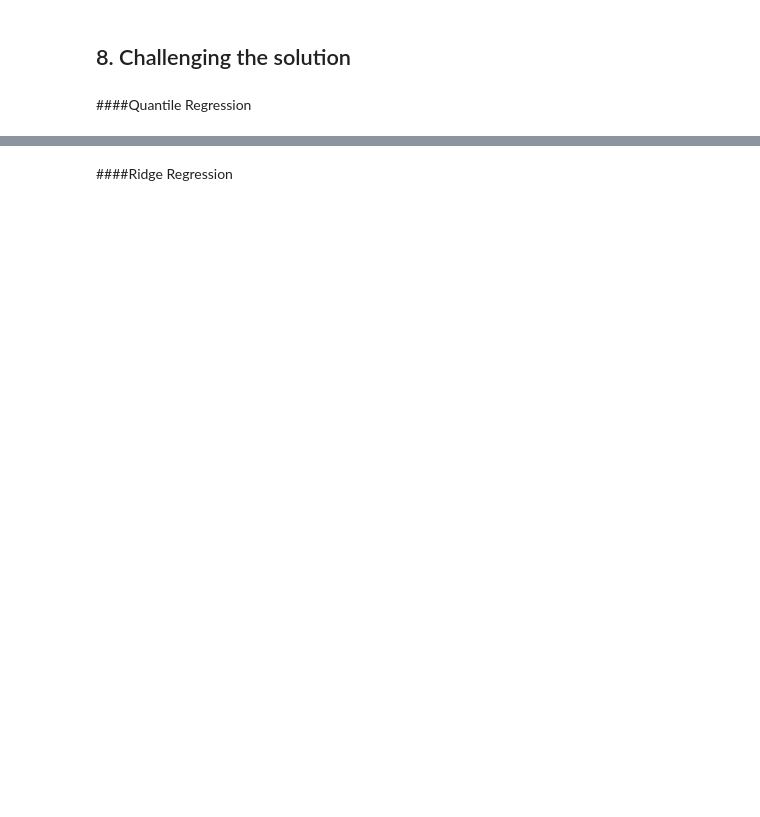
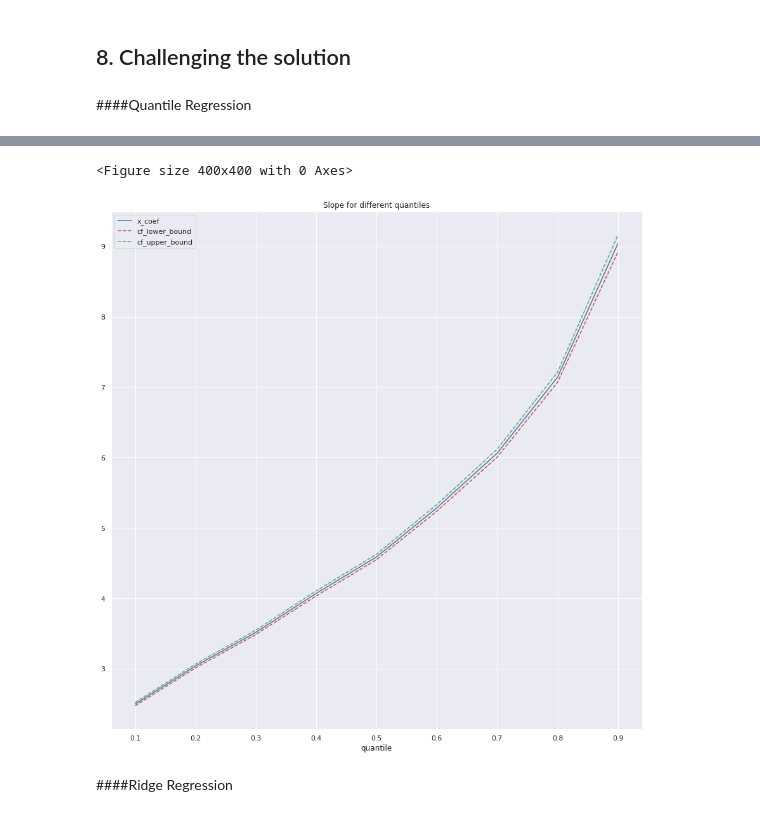
Before and after one commit to R-Owino/HOUSE-PRICE-PREDICTION, a Jupyter notebook: Moringa_Data_Science_Core_W7_Independent_Project_2022_04_Rehema_Owino.ipynb, the cells around one changed output, grey strips where cells are left out. Drawn from its saved outputs; the diff is of its cells as text; code cells hidden in the pictures; blank space fills up the shorter version.

```diff
--- a/Moringa_Data_Science_Core_W7_Independent_Project_2022_04_Rehema_Owino.ipynb
+++ b/Moringa_Data_Science_Core_W7_Independent_Project_2022_04_Rehema_Owino.ipynb
@@ -356,3 +524,26 @@ df.head(2)
 ## 8. Challenging the solution
 # %% [markdown]
 ####Quantile Regression
+# %%
+for i, colval in enumerate(df.drop(['price', 'lat','long'],1)):
+  X = np.array(df[colval].values.reshape(-1,1))
+  y = np.array(df['price'])
+
+
+import statsmodels.formula.api as smf
+mod = smf.quantreg('y ~ X ', df)
+res = mod.fit()
+
+# Models for other quantiles
+quantiles = np.arange(0.1, 1.0, 0.1)
+models = []
+param = []
+
+for qt in quantiles:
+  res = mod.fit(q = qt )
+  models.append(res)
+  param.append([qt, res.params['Intercept'], res.params['X']] + res.conf_int().loc['X'].tolist())
+
+# Lastly we make a dataframe of the same name, so we we can view our different models.
+param = pd.DataFrame(data = param, columns = ['quantile', 'intercept', 'x_coef', 'cf_lower_bound', 'cf_upper_bound'])
+param
@@ -359,2 +561,12 @@ df.head(2)
+# %%
+# Plot the changes in the quantile coeffiecients
+
+figure(figsize=(5, 5), dpi=80)
+param.plot(x = 'quantile', y = ['x_coef','cf_lower_bound', 'cf_upper_bound'],
+	title = 'Slope for different quantiles', kind ='line', style = ['b-','r--','g--'])
+plt.show()
+# %% [output]
+<Figure size 400x400 with 0 Axes>
+[figure, added]
 # %% [markdown]
 ####Ridge Regression
```
Also changed, not shown: parts of 49 cells of this notebook.
